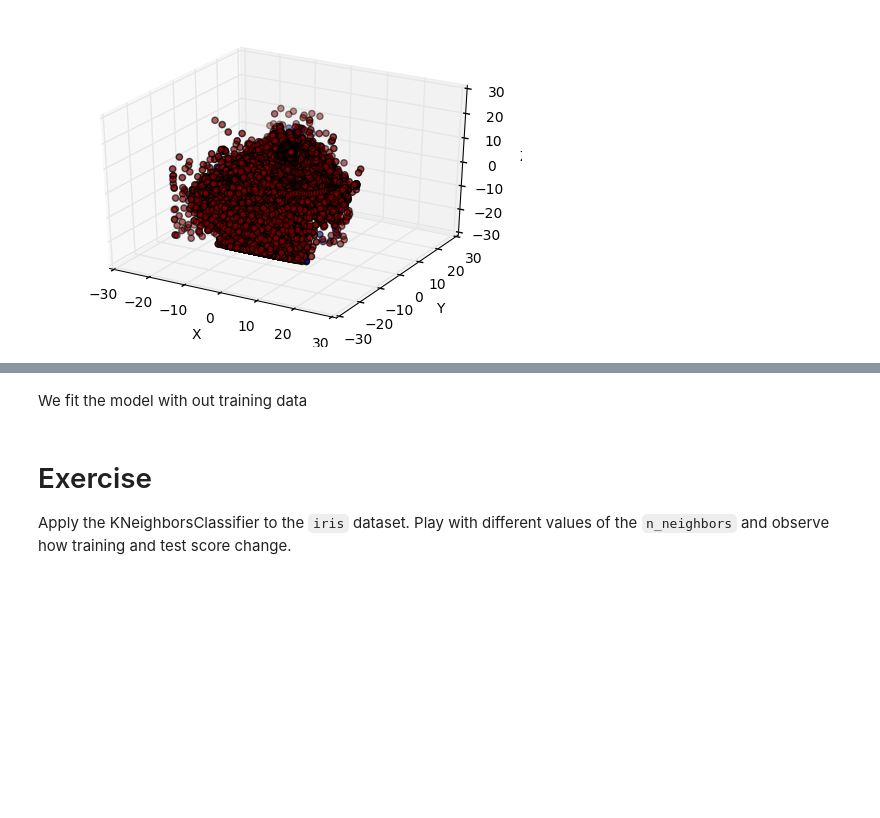
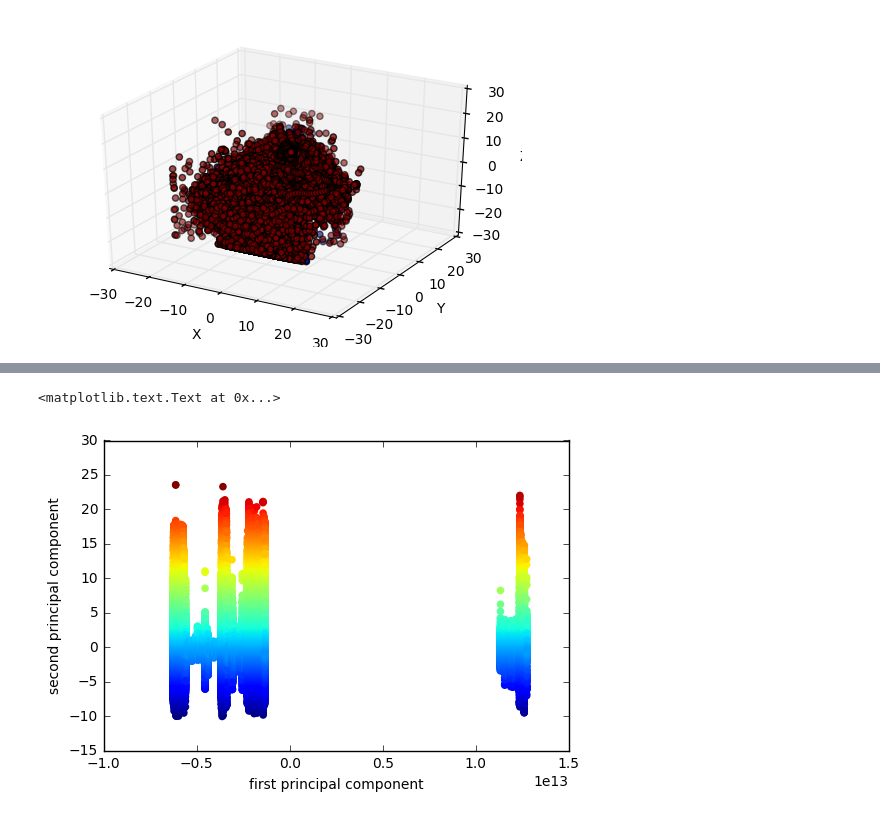
Before and after one commit to yyenigun/mobile-sensor-data-notebooks, a Jupyter notebook: AlgoSnabCrowdSignals.ipynb, the cells around one changed output, grey strips where cells are left out. Saved outputs shown, nothing was run; the diff lists cells and outputs as text; code cells hidden in the pictures; blank space fills up the shorter version.

```diff
--- a/AlgoSnabCrowdSignals.ipynb
+++ b/AlgoSnabCrowdSignals.ipynb
@@ -292,2 +152,0 @@ knn = KNeighborsClassifier(n_neighbors=1)
-# %% [markdown]
-We fit the model with out training data
@@ -303,4 +153,14 @@ knn.score(X_test, y_test)
-# %% [markdown]
-Exercise
-=========
-Apply the KNeighborsClassifier to the ``iris`` dataset. Play with different values of the ``n_neighbors`` and observe how training and test score change.
+# %%
+pca = PCA(n_components=2)
+
+df2 = accDf[['acc', 'timestamps']]
+pca.fit(df2)
+
+acc_df2_pca = pca.transform(df2)
+
+plt.scatter(acc_df2_pca[:, 0], acc_df2_pca[:, 1], c=acc_df2_pca[:, 1], linewidths=0, s=30)
+plt.xlabel("first principal component")
+plt.ylabel("second principal component")
+# %% [output]
+<matplotlib.text.Text at 0x...>
+[figure, added]
```
Also changed, not shown: parts of 48 cells of this notebook.
